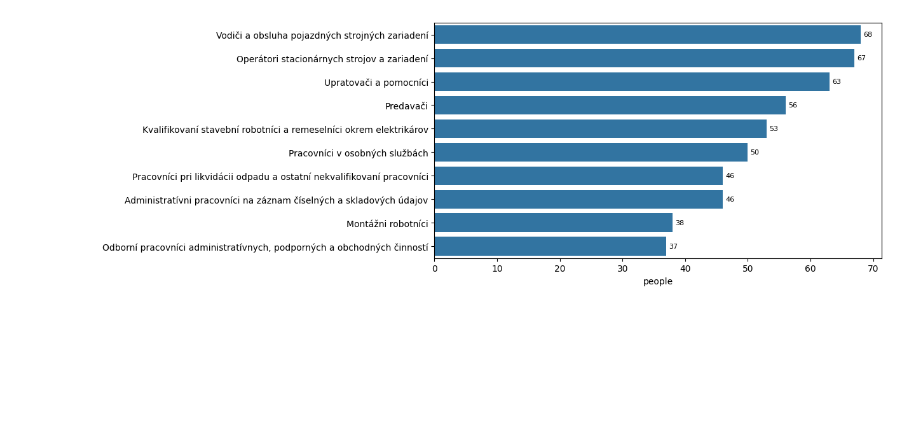
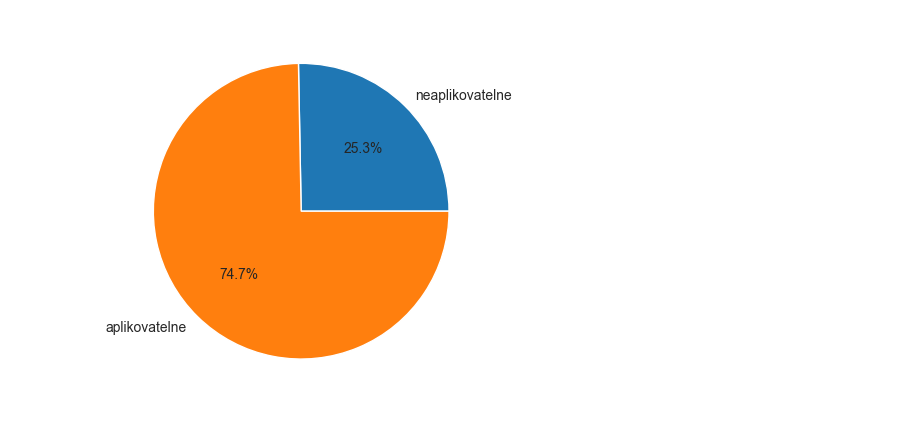
Before and after one commit to AndruKP/mathprofi-education, a Jupyter notebook: beloglazov.ipynb, the cells around one changed output. Cells and saved outputs as stored; diff of their text form; code cells hidden in the pictures; blank space fills up the shorter version.

```diff
--- a/beloglazov.ipynb
+++ b/beloglazov.ipynb
@@ -23,14 +31,13 @@ plot.set_axis_off()
 # %%
 table = pd.read_csv('data\RV_O_067_R_SR_SK.CSV', sep=';')
 table = pd.DataFrame(table.query("Vzdelanie == 'bez školského vzdelania – osoby vo veku 15 rokov a viac'")
          .groupby('Zamestnanie (ISCO - triedy)')['abs.'].sum().sort_values(ascending=False)).reset_index()
 table = table[table['Zamestnanie (ISCO - triedy)']!='nezistené']
+neaplikovatelne = sum(table[table['Zamestnanie (ISCO - triedy)']=='neaplikovateľné']['abs.'])
 table = table[table['Zamestnanie (ISCO - triedy)']!='neaplikovateľné']
+aplikovatelne = sum(table['abs.'])
 
-plot = sns.barplot(data=table.head(10), x='abs.', y='Zamestnanie (ISCO - triedy)')
-plot.bar_label(plot.containers[0], fontsize=8, padding=3)
-plot.set_xlabel('people')
-plot.set_ylabel('')
-plt.subplots_adjust(left=0.5, right=1.6)
+plt.pie([neaplikovatelne, aplikovatelne], labels=['neaplikovatelne', 'aplikovatelne'], autopct='%1.1f%%')
+plt.show()
 # %% [output]
-[figure, old version]
+[figure, new version]
```
Also changed, not shown: parts of 4 cells of this notebook.
